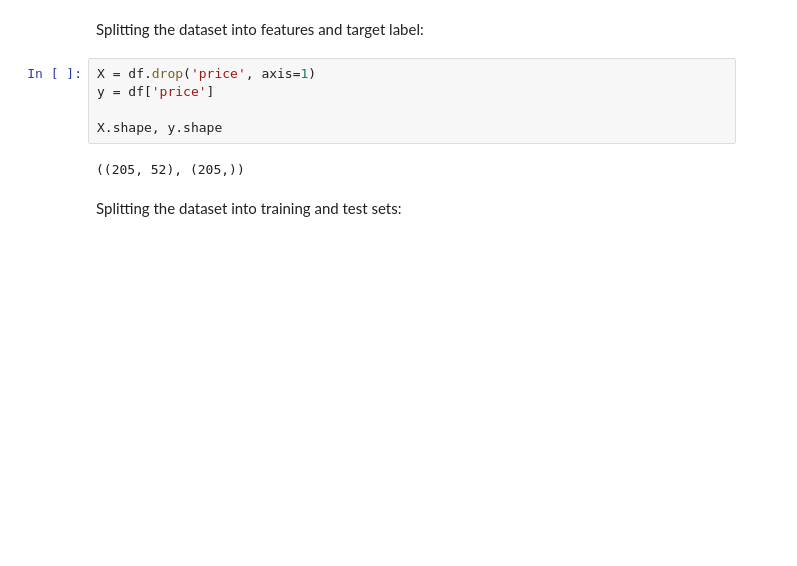
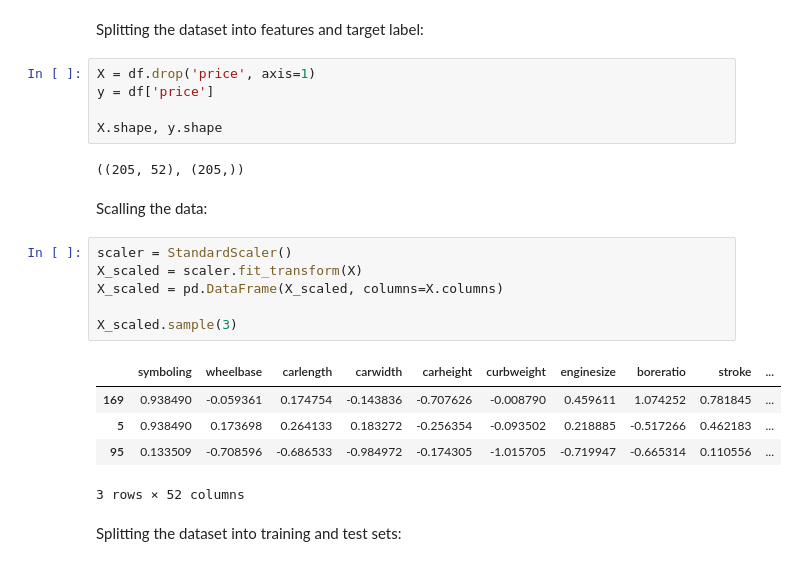
Before and after one commit to V1ct0rC/Car-Price-Predictor, a Jupyter notebook: carprice.ipynb, the cells around one changed output. Cells and saved outputs as stored; diff of their text form; blank space fills up the shorter version.

```diff
--- a/carprice.ipynb
+++ b/carprice.ipynb
@@ -202,6 +203,20 @@ y = df['price']
 X.shape, y.shape
 # %% [output]
 ((205, 52), (205,))
+# %% [markdown]
+Scalling the data:
+# %%
+scaler = StandardScaler()
+X_scaled = scaler.fit_transform(X)
+X_scaled = pd.DataFrame(X_scaled, columns=X.columns)
+
+X_scaled.sample(3)
+# %% [output]
+|  | symboling | wheelbase | carlength | carwidth | carheight | curbweight | enginesize | boreratio | stroke | ... |
+| 169 | 0.938490 | -0.059361 | 0.174754 | -0.143836 | -0.707626 | -0.008790 | 0.459611 | 1.074252 | 0.781845 | ... |
+| 5 | 0.938490 | 0.173698 | 0.264133 | 0.183272 | -0.256354 | -0.093502 | 0.218885 | -0.517266 | 0.462183 | ... |
+| 95 | 0.133509 | -0.708596 | -0.686533 | -0.984972 | -0.174305 | -1.015705 | -0.719947 | -0.665314 | 0.110556 | ... |
+3 rows × 52 columns
 # %% [markdown]
 Splitting the dataset into training and test sets:
 # %%
```
Also changed, not shown: parts of 10 cells of this notebook.
